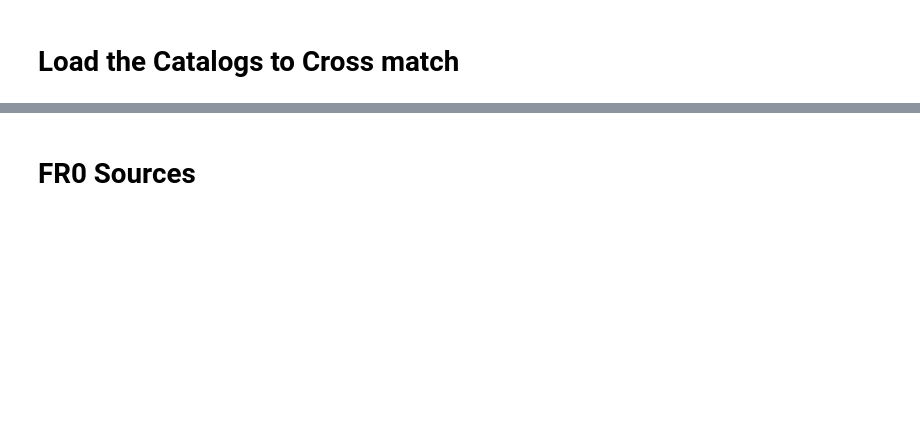
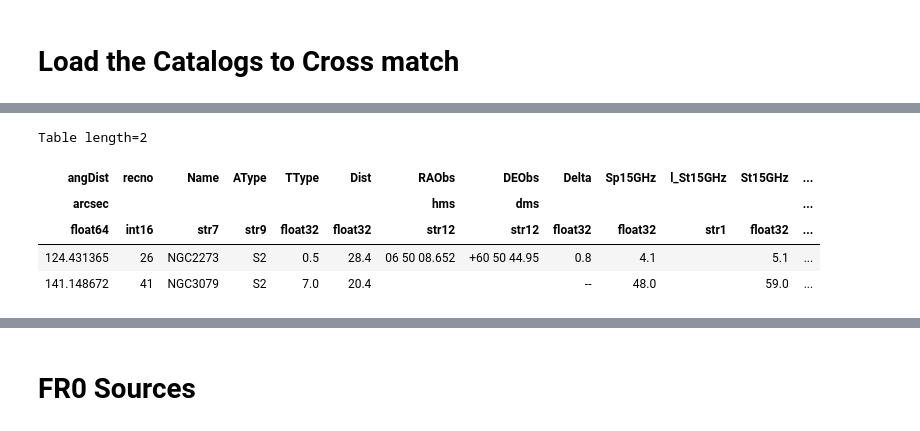
Before and after one commit to udaisharma99/MiniJettedAGNs, a Jupyter notebook: final-catalog.ipynb, the cells around one changed output, grey strips where cells are left out. Saved outputs shown, nothing was run; the diff lists cells and outputs as text; code cells hidden in the pictures; blank space fills up the shorter version.

```diff
--- a/final-catalog.ipynb
+++ b/final-catalog.ipynb
@@ -724,3 +732,22 @@ fr0_catalogue = Table(
+# %%
+nustar_nagar_xmatches = XMatch.query(
+    cat1=nagar_2005[0],
+    cat2="vizier:J/ApJ/836/99/table5",
+    colRA1="_RA",
+    colDec1="_DE",
+    colRA2="RAJ2000",
+    colDec2="DEJ2000",
+    max_distance=180 * u.arcsec,
+)
+# %%
+nustar_nagar_xmatches
+# %% [output]
+Table length=2
+| angDist | recno | Name | AType | TType | Dist | RAObs | DEObs | Delta | Sp15GHz | l_St15GHz | St15GHz | ... |
+| arcsec |  |  |  |  |  | hms | dms |  |  |  |  | ... |
+| float64 | int16 | str7 | str9 | float32 | float32 | str12 | str12 | float32 | float32 | str1 | float32 | ... |
+| 124.431365 | 26 | NGC2273 | S2 | 0.5 | 28.4 | 06 50 08.652 | +60 50 44.95 | 0.8 | 4.1 |  | 5.1 | ... |
+| 141.148672 | 41 | NGC3079 | S2 | 7.0 | 20.4 |  |  | -- | 48.0 |  | 59.0 | ... |
 # %%
 #Xmatch b/w Nagar 2005 and NVSS/ FIRST/ Swift 2SXPS/ 4XMM-DR14/ CXO/ 2CXO
 first_nagar_xmatches = XMatch.query(
```
Also changed, not shown: parts of 16 cells of this notebook.
